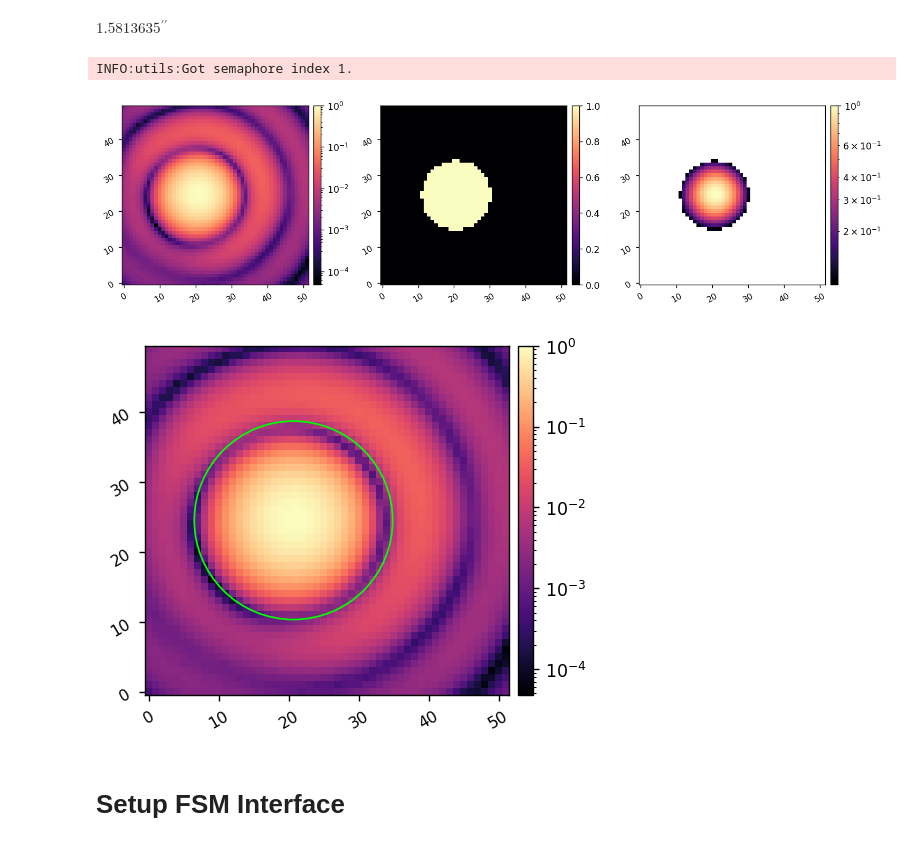
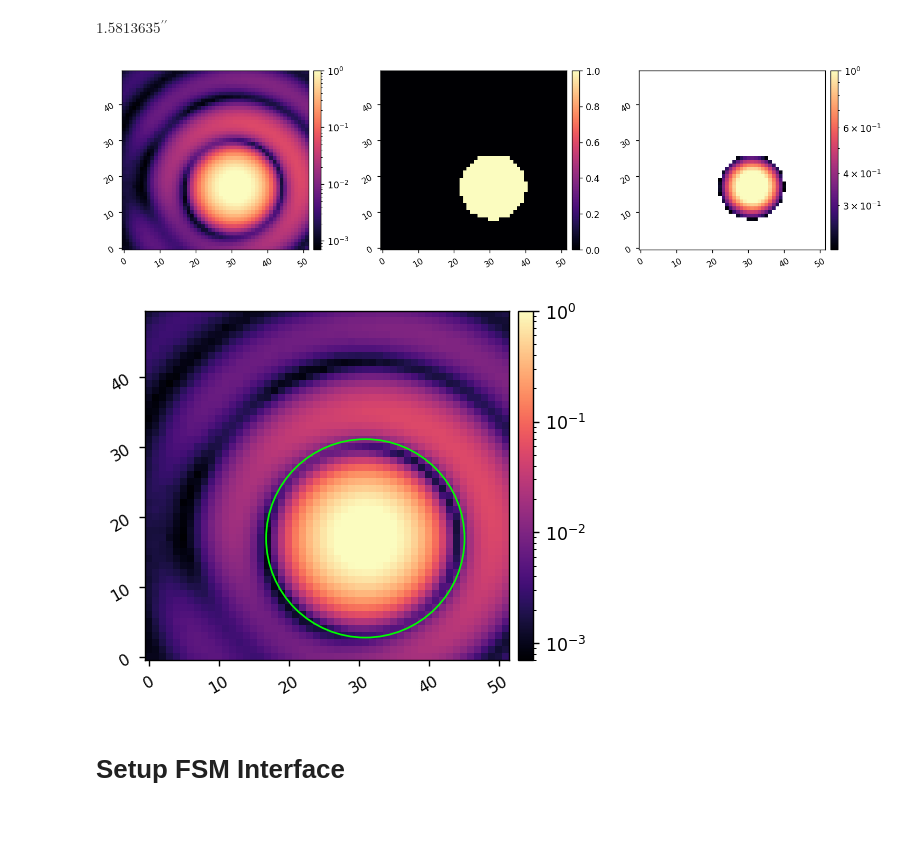
Before and after one commit to nick-lambert/fsm-exps, a Jupyter notebook: record_step_modulation.ipynb, the cells around one changed output. Cells and saved outputs as stored; diff of their text form; code cells hidden in the pictures.

```diff
--- a/record_step_modulation.ipynb
+++ b/record_step_modulation.ipynb
@@ -49,18 +50,17 @@ cam = cam_utils.CAM('campupil')
 npsf = 50
 cam.set_roi(570, 900, npsf, client0)
 # %%
-cam.set_exptime(0.0001, client0)
+cam.set_exptime(0.0002, client0)
 # %%
 cam.Nframes = 1000
 im_bias = cam.snap()
 
 reload(utils)
-cen = utils.centroid(im_bias, thresh=0.1, plot=True)
+cen = utils.centroid(im_bias, thresh=0.2, plot=True)
 imshow1(im_bias, lognorm=True, patches=[Circle(cen, 1.22/pxscl_lamD, fill=False, color='lime')])
 # %% [output]
-INFO:utils:Got semaphore index 1.
-[figure, old version]
+[figure, new version]
-[figure, old version]
+[figure, new version]
 # %% [markdown]
 # Setup FSM Interface
 # %%
```
Also changed, not shown: parts of 10 cells of this notebook, 3 other files.
